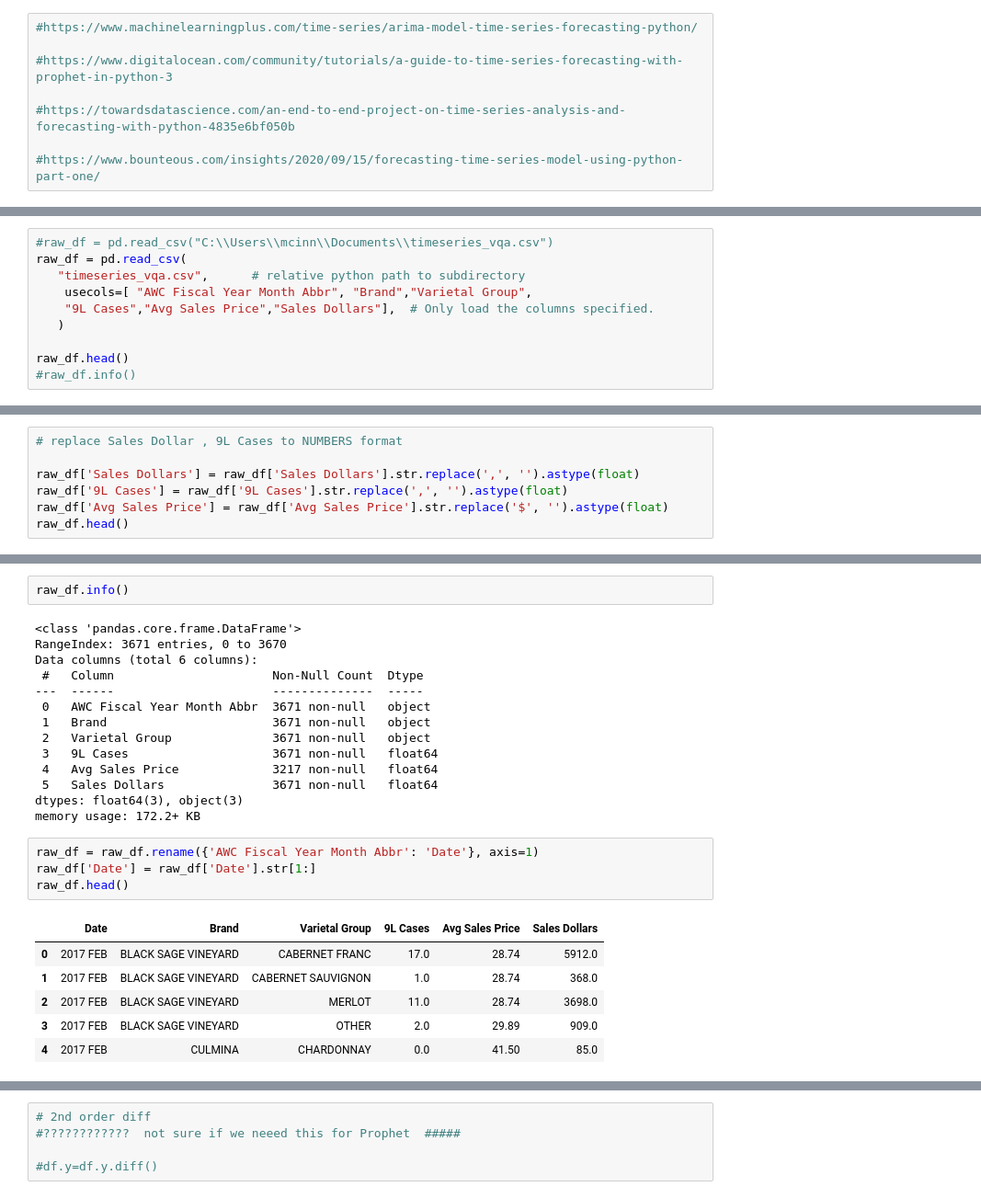
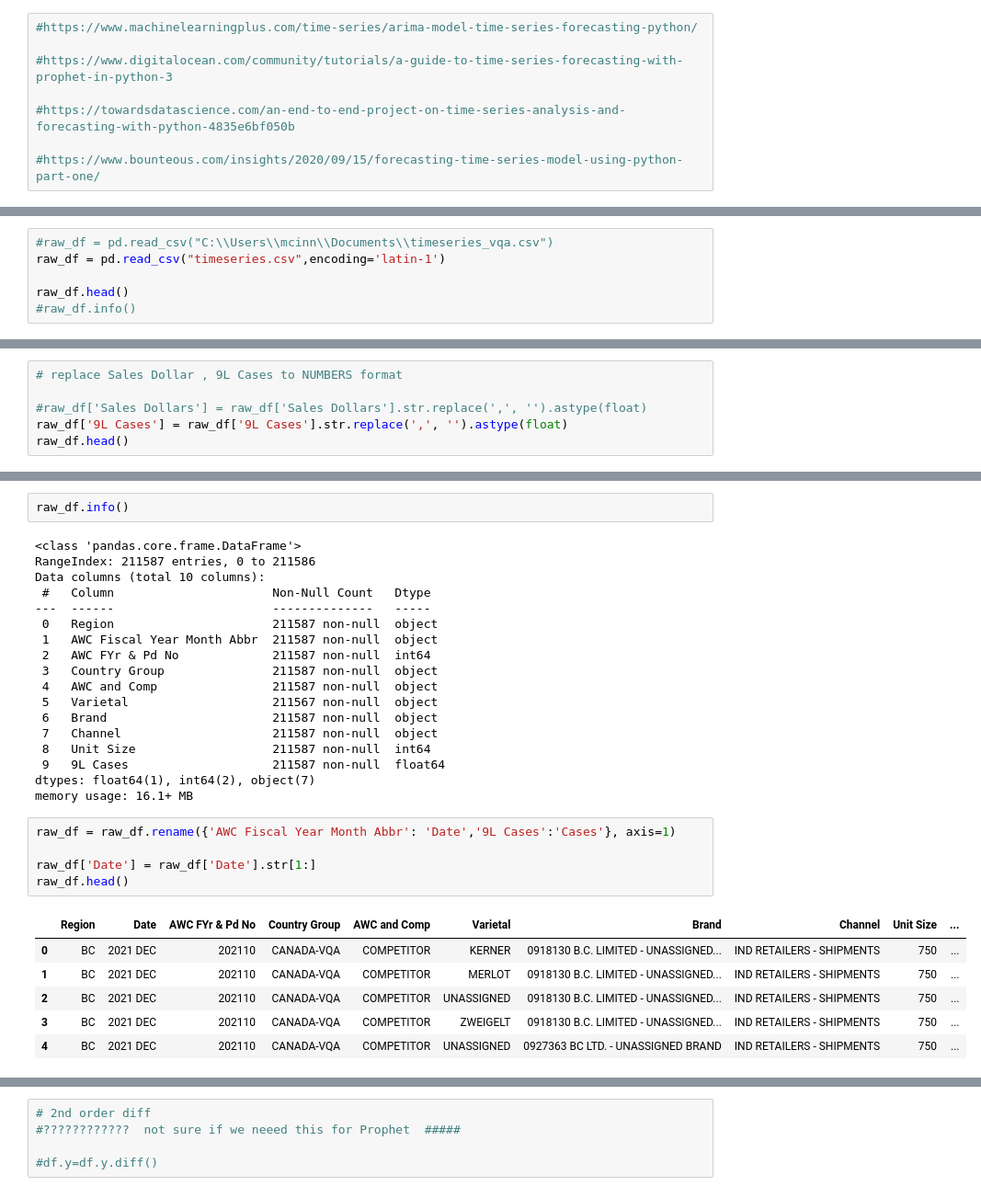
Before and after one commit to fengtastics/111-Capstone, a Jupyter notebook: Arterra_Project.ipynb, the cells around one changed output, grey strips where cells are left out. Shown at 92% size. Drawn from its saved outputs; the diff is of its cells as text.

```diff
--- a/Arterra_Project.ipynb
+++ b/Arterra_Project.ipynb
@@ -30,11 +35,7 @@ matplotlib.rcParams['ytick.labelsize'] = 10
 matplotlib.rcParams['text.color'] = 'k'
 # %%
 #raw_df = pd.read_csv("C:\\Users\\mcinn\\Documents\\timeseries_vqa.csv")
-raw_df = pd.read_csv(
-   "timeseries_vqa.csv",      # relative python path to subdirectory
-    usecols=[ "AWC Fiscal Year Month Abbr",	"Brand","Varietal Group",
-    "9L Cases","Avg Sales Price","Sales Dollars"],  # Only load the columns specified.
-   )
+raw_df = pd.read_csv("timeseries.csv",encoding='latin-1')
 
 raw_df.head()
 #raw_df.info()
@@ -48,8 +49,7 @@ raw_df.head()
 # %%
 # replace Sales Dollar , 9L Cases to NUMBERS format
 
-raw_df['Sales Dollars'] = raw_df['Sales Dollars'].str.replace(',', '').astype(float)
+#raw_df['Sales Dollars'] = raw_df['Sales Dollars'].str.replace(',', '').astype(float)
 raw_df['9L Cases'] = raw_df['9L Cases'].str.replace(',', '').astype(float)
-raw_df['Avg Sales Price'] = raw_df['Avg Sales Price'].str.replace('$', '').astype(float)
 raw_df.head()
 # %% [output]
@@ -63,29 +63,34 @@ raw_df.head()
 raw_df.info()
 # %% [output]
 <class 'pandas.core.frame.DataFrame'>
-RangeIndex: 3671 entries, 0 to 3670
-Data columns (total 6 columns):
- #   Column                      Non-Null Count  Dtype
----  ------                      --------------  -----
- 0   AWC Fiscal Year Month Abbr  3671 non-null   object
- 1   Brand                       3671 non-null   object
- 2   Varietal Group              3671 non-null   object
- 3   9L Cases                    3671 non-null   float64
- 4   Avg Sales Price             3217 non-null   float64
- 5   Sales Dollars               3671 non-null   float64
-dtypes: float64(3), object(3)
-memory usage: 172.2+ KB
+RangeIndex: 211587 entries, 0 to 211586
+Data columns (total 10 columns):
+ #   Column                      Non-Null Count   Dtype
+---  ------                      --------------   -----
+ 0   Region                      211587 non-null  object
+ 1   AWC Fiscal Year Month Abbr  211587 non-null  object
+ 2   AWC FYr & Pd No             211587 non-null  int64
+ 3   Country Group               211587 non-null  object
+ 4   AWC and Comp                211587 non-null  object
+ 5   Varietal                    211567 non-null  object
+ 6   Brand                       211587 non-null  object
+ 7   Channel                     211587 non-null  object
+ 8   Unit Size                   211587 non-null  int64
+ 9   9L Cases                    211587 non-null  float64
+dtypes: float64(1), int64(2), object(7)
+memory usage: 16.1+ MB
 # %%
-raw_df = raw_df.rename({'AWC Fiscal Year Month Abbr': 'Date'}, axis=1)
+raw_df = raw_df.rename({'AWC Fiscal Year Month Abbr': 'Date','9L Cases':'Cases'}, axis=1)
+
 raw_df['Date'] = raw_df['Date'].str[1:]
 raw_df.head()
 # %% [output]
-|  | Date | Brand | Varietal Group | 9L Cases | Avg Sales Price | Sales Dollars |
-| 0 | 2017 FEB | BLACK SAGE VINEYARD | CABERNET FRANC | 17.0 | 28.74 | 5912.0 |
-| 1 | 2017 FEB | BLACK SAGE VINEYARD | CABERNET SAUVIGNON | 1.0 | 28.74 | 368.0 |
-| 2 | 2017 FEB | BLACK SAGE VINEYARD | MERLOT | 11.0 | 28.74 | 3698.0 |
-| 3 | 2017 FEB | BLACK SAGE VINEYARD | OTHER | 2.0 | 29.89 | 909.0 |
-| 4 | 2017 FEB | CULMINA | CHARDONNAY | 0.0 | 41.50 | 85.0 |
+|  | Region | Date | AWC FYr & Pd No | Country Group | AWC and Comp | Varietal | Brand | Channel | Unit Size | ... |
+| 0 | BC | 2021 DEC | 202110 | CANADA-VQA | COMPETITOR | KERNER | 0918130 B.C. LIMITED - UNASSIGNED... | IND RETAILERS - SHIPMENTS | 750 | ... |
+| 1 | BC | 2021 DEC | 202110 | CANADA-VQA | COMPETITOR | MERLOT | 0918130 B.C. LIMITED - UNASSIGNED... | IND RETAILERS - SHIPMENTS | 750 | ... |
+| 2 | BC | 2021 DEC | 202110 | CANADA-VQA | COMPETITOR | UNASSIGNED | 0918130 B.C. LIMITED - UNASSIGNED... | IND RETAILERS - SHIPMENTS | 750 | ... |
+| 3 | BC | 2021 DEC | 202110 | CANADA-VQA | COMPETITOR | ZWEIGELT | 0918130 B.C. LIMITED - UNASSIGNED... | IND RETAILERS - SHIPMENTS | 750 | ... |
+| 4 | BC | 2021 DEC | 202110 | CANADA-VQA | COMPETITOR | UNASSIGNED | 0927363 BC LTD. - UNASSIGNED BRAND | IND RETAILERS - SHIPMENTS | 750 | ... |
 # %%
 import datetime
 raw_df['Date'] = pd.to_datetime(raw_df['Date'])
```
Also changed, not shown: parts of 71 cells of this notebook.
